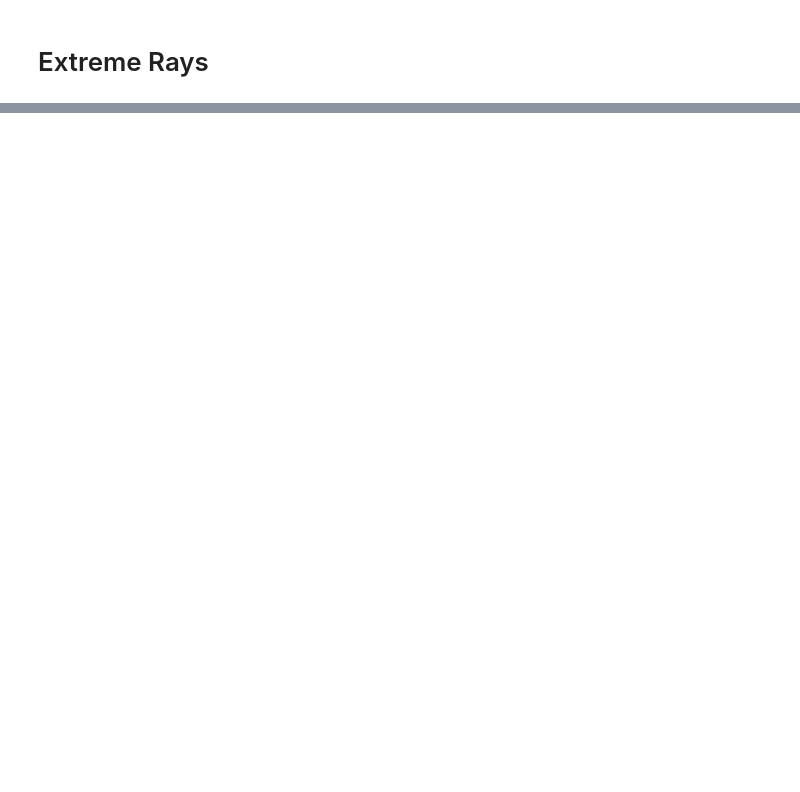
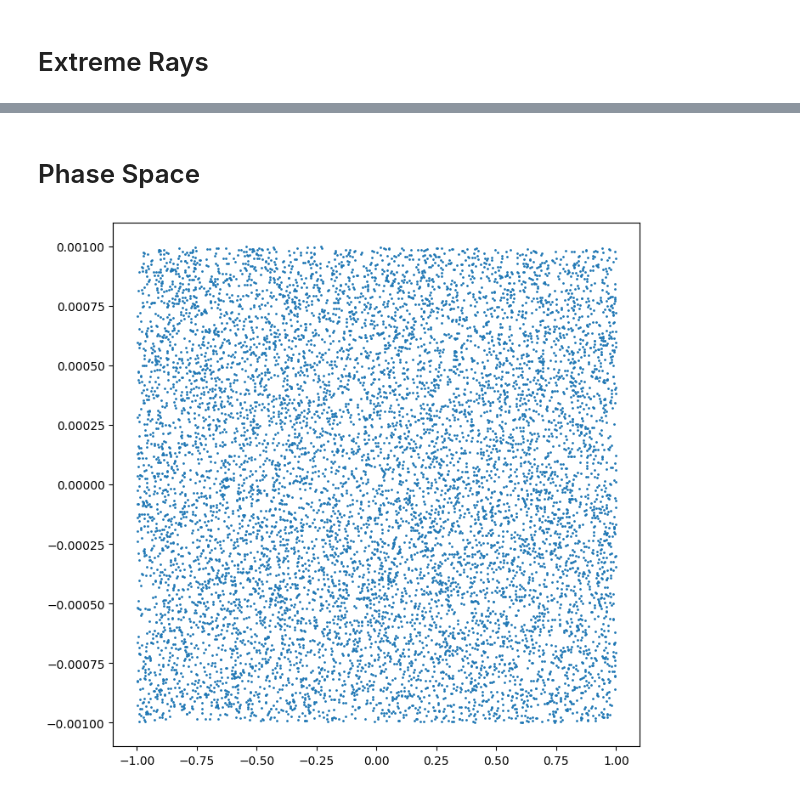
Before and after one commit to ssteinberg/solar_optical_concentrator, a Jupyter notebook: 2mcfin.ipynb, the cells around one changed output, grey strips where cells are left out. Cells and saved outputs as stored; diff of their text form; code cells hidden in the pictures; blank space fills up the shorter version.

```diff
--- a/2mcfin.ipynb
+++ b/2mcfin.ipynb
@@ -76,0 +74,8 @@ plt.show()
+# %% [markdown]
+# Phase Space
+# %%
+data_phase_space = np.loadtxt('data_phase_space.csv', delimiter = ',')
+plt.scatter(data_phase_space[:, 0], data_phase_space[:, 1], s = 1)
+plt.show()
+# %% [output]
+[figure, added]
```
Also changed, not shown: parts of 4 cells of this notebook, 1 other file.
